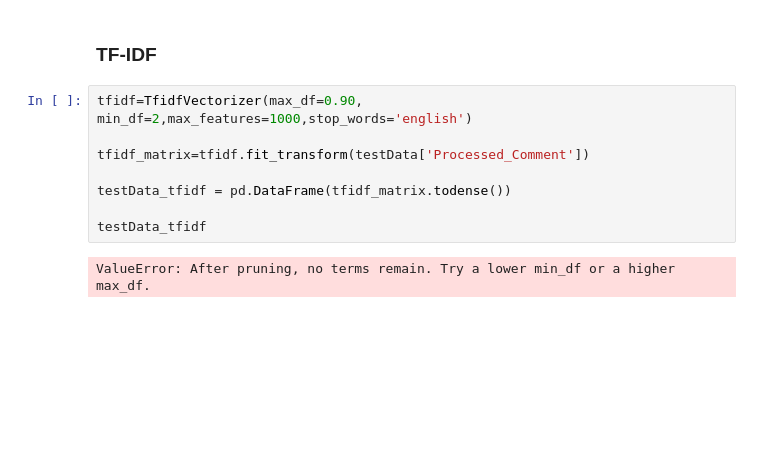
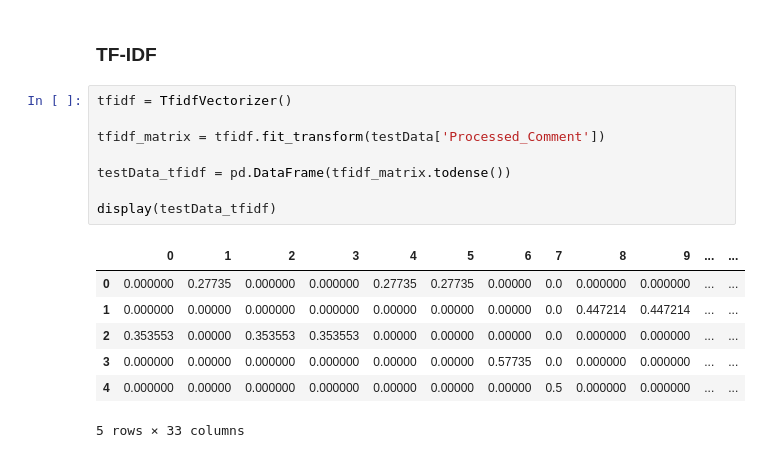
Before and after one commit to sobaanrana/DataScience-Sentiment-Analysis, a Jupyter notebook: IDS - Assignment 2.ipynb, the cells around one changed output. Cells and saved outputs as stored; diff of their text form; blank space fills up the shorter version.

```diff
--- a/IDS - Assignment 2.ipynb
+++ b/IDS - Assignment 2.ipynb
@@ -376,12 +379,18 @@ print(bag_of_words)
 # %% [markdown]
 ### TF-IDF
 # %%
-tfidf=TfidfVectorizer(max_df=0.90, min_df=2,max_features=1000,stop_words='english')
+tfidf = TfidfVectorizer()
 
-tfidf_matrix=tfidf.fit_transform(testData['Processed_Comment'])
+tfidf_matrix = tfidf.fit_transform(testData['Processed_Comment'])
 
 testData_tfidf = pd.DataFrame(tfidf_matrix.todense())
 
-testData_tfidf
+display(testData_tfidf)
 # %% [output]
+|  | 0 | 1 | 2 | 3 | 4 | 5 | 6 | 7 | 8 | 9 | ... | ... |
+| 0 | 0.000000 | 0.27735 | 0.000000 | 0.000000 | 0.27735 | 0.27735 | 0.00000 | 0.0 | 0.000000 | 0.000000 | ... | ... |
+| 1 | 0.000000 | 0.00000 | 0.000000 | 0.000000 | 0.00000 | 0.00000 | 0.00000 | 0.0 | 0.447214 | 0.447214 | ... | ... |
+| 2 | 0.353553 | 0.00000 | 0.353553 | 0.353553 | 0.00000 | 0.00000 | 0.00000 | 0.0 | 0.000000 | 0.000000 | ... | ... |
+| 3 | 0.000000 | 0.00000 | 0.000000 | 0.000000 | 0.00000 | 0.00000 | 0.57735 | 0.0 | 0.000000 | 0.000000 | ... | ... |
+| 4 | 0.000000 | 0.00000 | 0.000000 | 0.000000 | 0.00000 | 0.00000 | 0.00000 | 0.5 | 0.000000 | 0.000000 | ... | ... |
-ValueError: After pruning, no terms remain. Try a lower min_df or a higher max_df.
+5 rows × 33 columns
```
Also changed, not shown: parts of 4 cells of this notebook.
